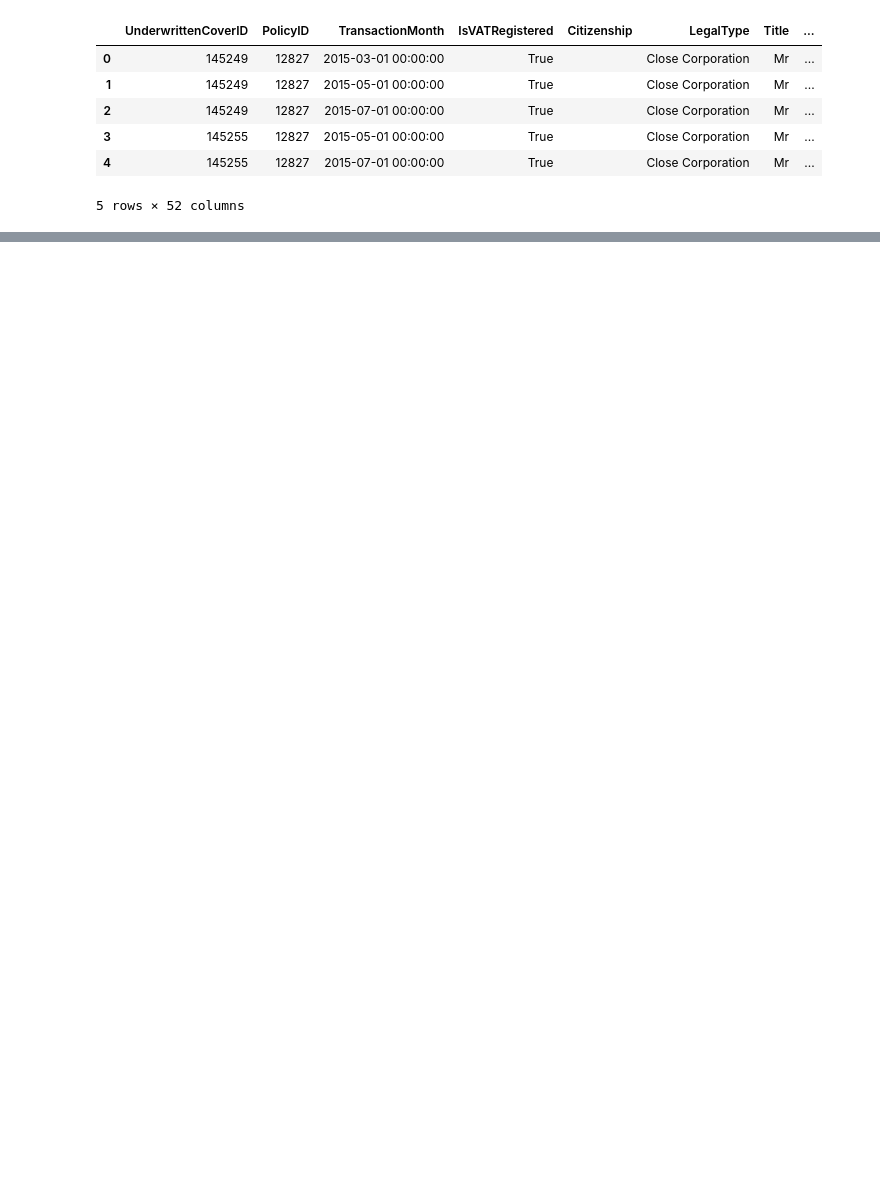
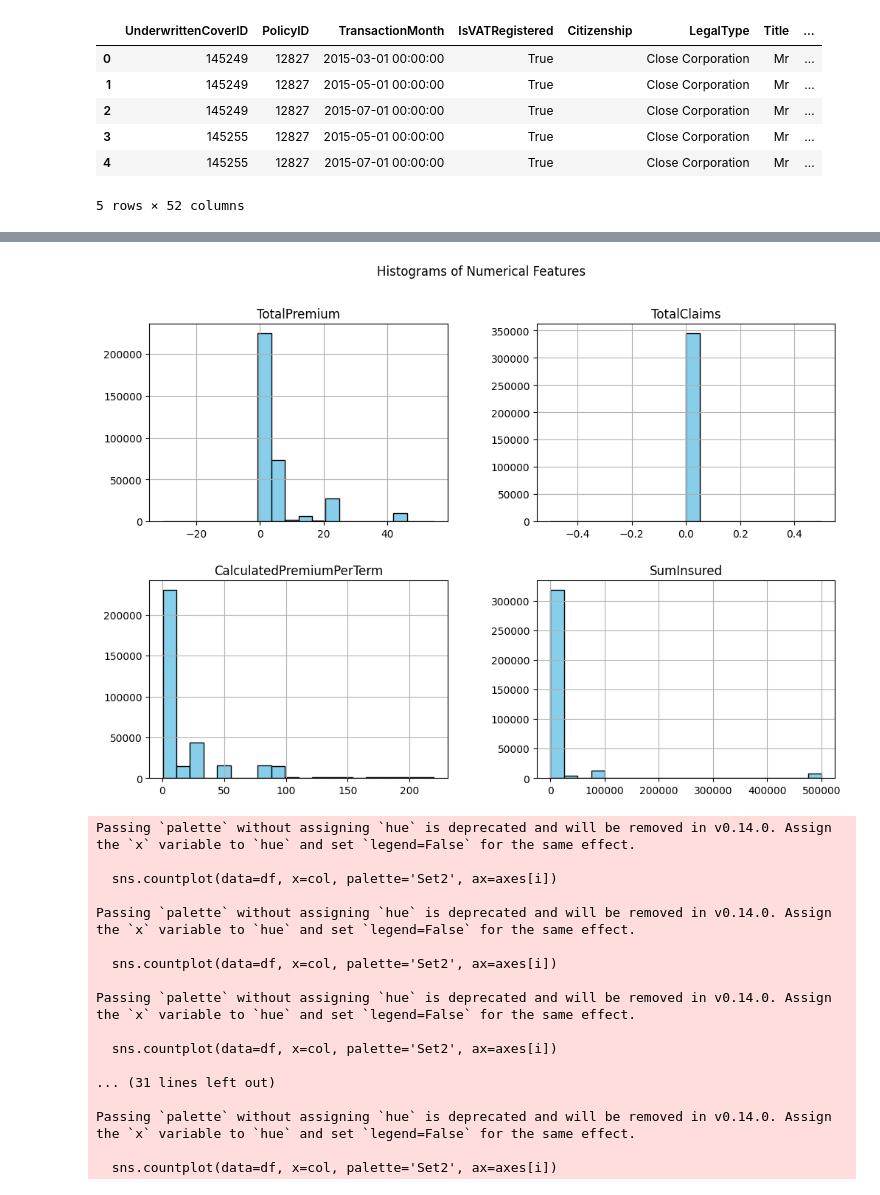
Before and after one commit to haile12michael12/insurance-risk-analysis, a Jupyter notebook: notebooks/EDA.ipynb, the cells around one changed output, grey strips where cells are left out. Cells and saved outputs as stored; diff of their text form; code cells hidden in the pictures; blank space fills up the shorter version.

```diff
--- a/notebooks/EDA.ipynb
+++ b/notebooks/EDA.ipynb
@@ -34,0 +155,50 @@ display(df.columns)
+# %%
+# Function for Univariate Analysis of Numerical Variables
+def plot_numerical_distribution(df):
+    numerical_cols = ['TotalPremium', 'TotalClaims', 'CalculatedPremiumPerTerm', 'SumInsured']
+    df[numerical_cols].hist(bins=20, figsize=(12, 8), color='skyblue', edgecolor='black')
+    plt.suptitle('Histograms of Numerical Features')
+    plt.show()
+
+# Function for Univariate Analysis of Categorical Variables
+def plot_categorical_distribution(df):
+    categorical_cols = ['IsVATRegistered', 'Citizenship', 'LegalType', 'Title', 'Language',
+                        'Bank', 'AccountType', 'MaritalStatus', 'Gender', 'Province',
+                        'VehicleType', 'CoverType']
+
+    # Set up the grid size for subplots (3 rows, 4 columns)
+    n_rows, n_cols = 3, 4
+    fig, axes = plt.subplots(n_rows, n_cols, figsize=(16, 12))  # Adjust the figure size
+    axes = axes.flatten()
+
+    # Plot each categorical variable
+    for i, col in enumerate(categorical_cols):
+        sns.countplot(data=df, x=col, palette='Set2', ax=axes[i])
+        axes[i].set_title(f'Distribution of {col}', fontsize=12)
+        axes[i].tick_params(axis='x', rotation=45)
+
+    plt.tight_layout()
+    plt.show()
+# %%
+#  Univariate Analysis (Numerical and Categorical)
+plot_numerical_distribution(df)
+plot_categorical_distribution(df)
+# %% [output]
+[figure, added]
+Passing `palette` without assigning `hue` is deprecated and will be removed in v0.14.0. Assign the `x` variable to `hue` and set `legend=False` for the same effect.
+
+  sns.countplot(data=df, x=col, palette='Set2', ax=axes[i])
+
+Passing `palette` without assigning `hue` is deprecated and will be removed in v0.14.0. Assign the `x` variable to `hue` and set `legend=False` for the same effect.
+
+  sns.countplot(data=df, x=col, palette='Set2', ax=axes[i])
+
+Passing `palette` without assigning `hue` is deprecated and will be removed in v0.14.0. Assign the `x` variable to `hue` and set `legend=False` for the same effect.
+
+  sns.countplot(data=df, x=col, palette='Set2', ax=axes[i])
+
+... (31 lines left out)
+
+Passing `palette` without assigning `hue` is deprecated and will be removed in v0.14.0. Assign the `x` variable to `hue` and set `legend=False` for the same effect.
+
+  sns.countplot(data=df, x=col, palette='Set2', ax=axes[i])
```
Also changed, not shown: parts of 15 cells of this notebook, 2 other files.
